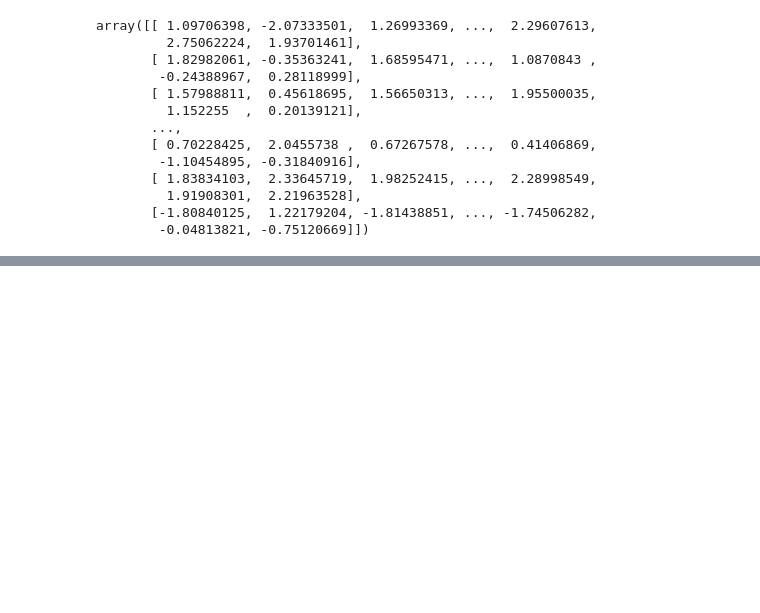
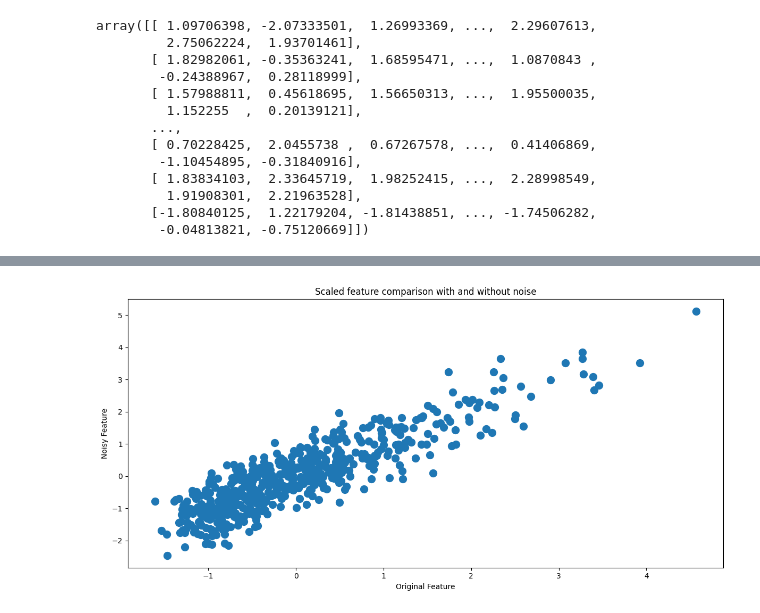
Before and after one commit to Helia-Karisani/evaluating-classification-models, a Jupyter notebook: evaluating-classification-models.ipynb, the cells around one changed output, grey strips where cells are left out. Cells and saved outputs as stored; diff of their text form; code cells hidden in the pictures; blank space fills up the shorter version.

```diff
--- a/evaluating-classification-models.ipynb
+++ b/evaluating-classification-models.ipynb
@@ -83,0 +141,11 @@ df_noisy = pd.DataFrame(X_noisy, columns=feature_names)
+# %%
+# plotting using scatter plot
+plt.figure(figsize=(12, 6))
+plt.scatter(df[feature_names[5]], df_noisy[feature_names[5]],lw=5)
+plt.title('Scaled feature comparison with and without noise')
+plt.xlabel('Original Feature')
+plt.ylabel('Noisy Feature')
+plt.tight_layout()
+plt.show()
+# %% [output]
+[figure, added]
```
Also changed, not shown: parts of 4 cells of this notebook.
